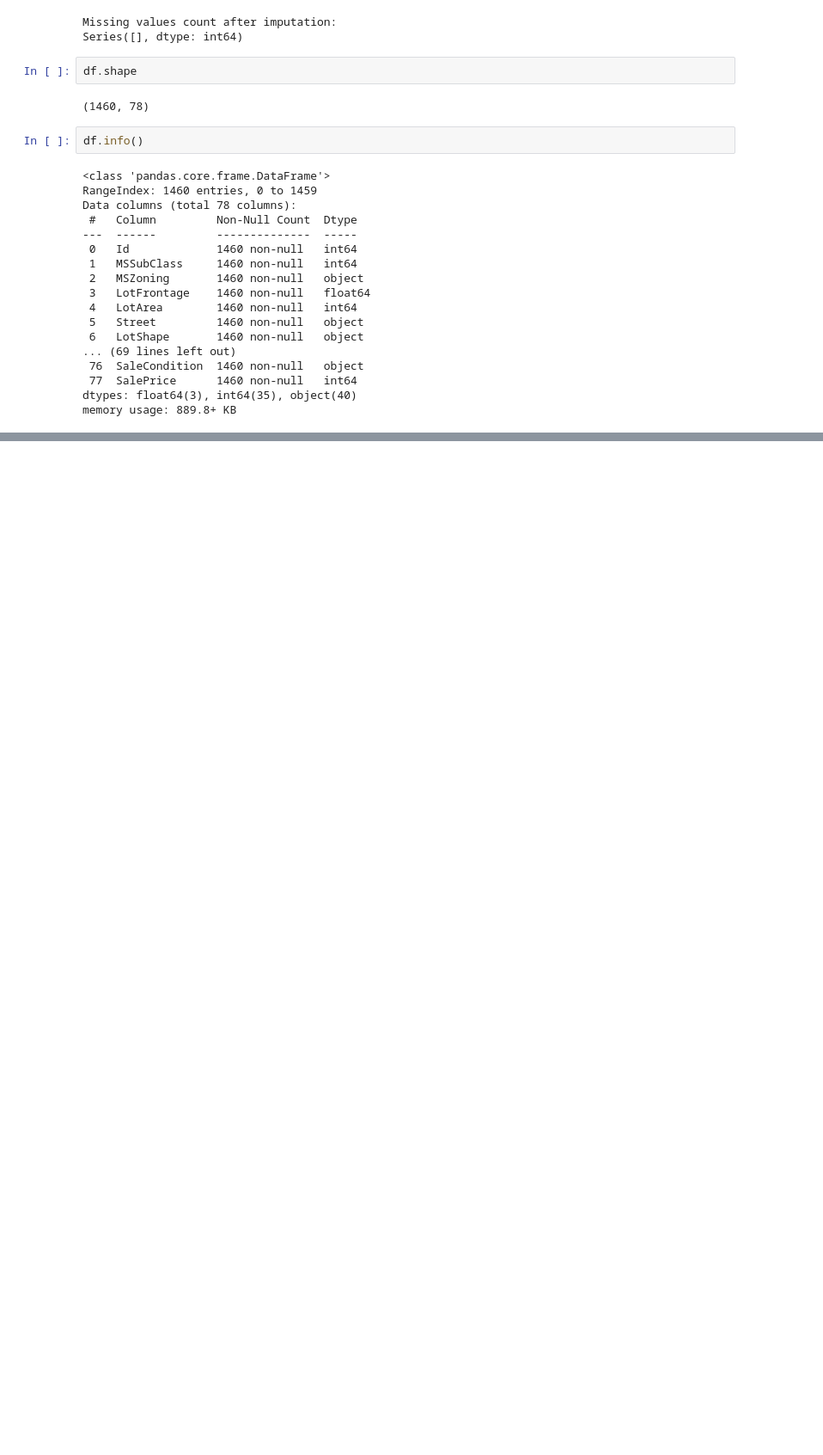
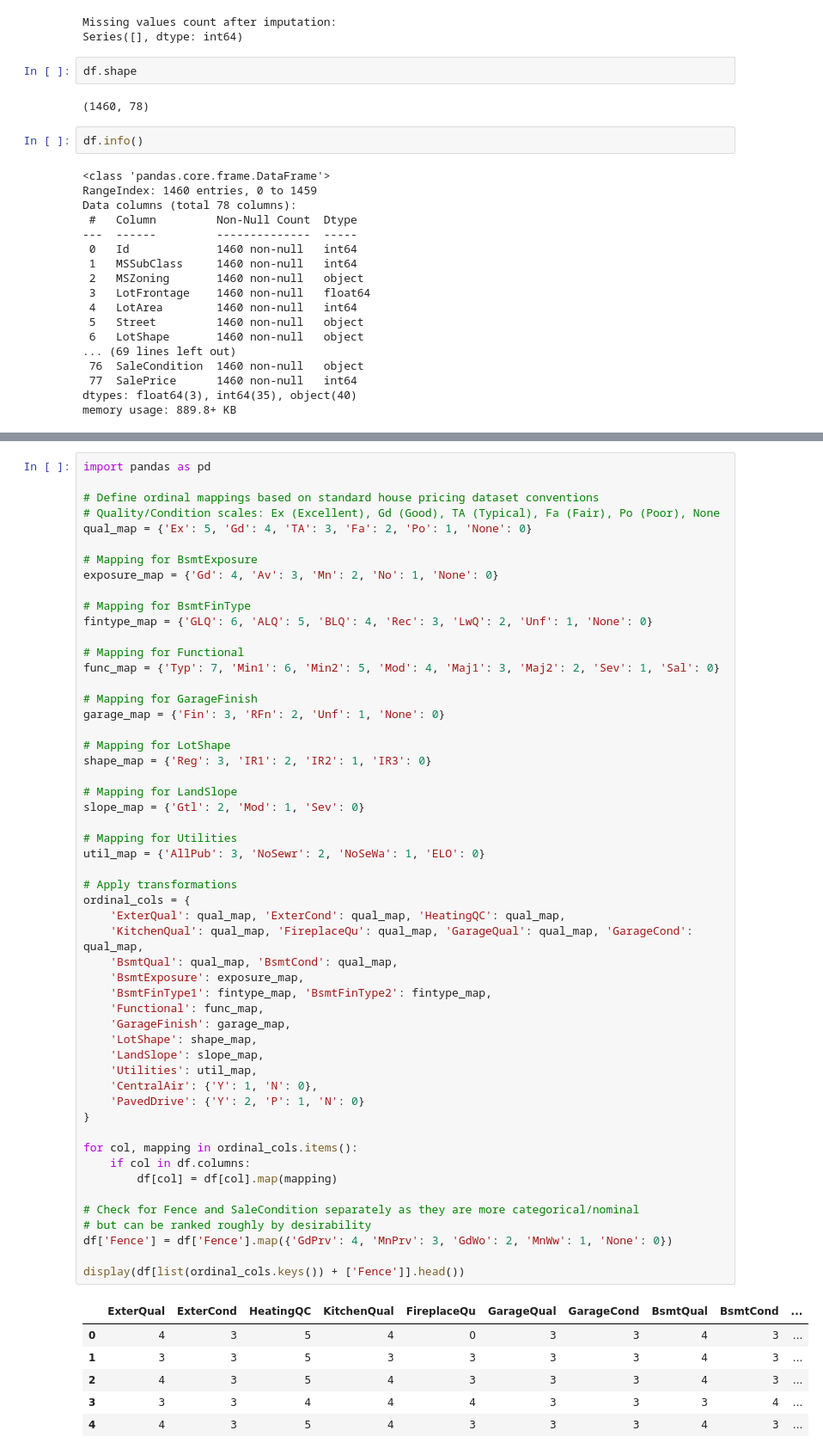
Before and after one commit to Ajblahblah-01/ML-Models, a Jupyter notebook: house_price_prediction.ipynb, the cells around one changed output, grey strips where cells are left out. Shown at 86% size. Drawn from its saved outputs; the diff is of its cells as text; blank space fills up the shorter version.

```diff
--- a/house_price_prediction.ipynb
+++ b/house_price_prediction.ipynb
@@ -116,0 +133,60 @@ memory usage: 889.8+ KB
+# %%
+import pandas as pd
+
+# Define ordinal mappings based on standard house pricing dataset conventions
+# Quality/Condition scales: Ex (Excellent), Gd (Good), TA (Typical), Fa (Fair), Po (Poor), None
+qual_map = {'Ex': 5, 'Gd': 4, 'TA': 3, 'Fa': 2, 'Po': 1, 'None': 0}
+
+# Mapping for BsmtExposure
+exposure_map = {'Gd': 4, 'Av': 3, 'Mn': 2, 'No': 1, 'None': 0}
+
+# Mapping for BsmtFinType
+fintype_map = {'GLQ': 6, 'ALQ': 5, 'BLQ': 4, 'Rec': 3, 'LwQ': 2, 'Unf': 1, 'None': 0}
+
+# Mapping for Functional
+func_map = {'Typ': 7, 'Min1': 6, 'Min2': 5, 'Mod': 4, 'Maj1': 3, 'Maj2': 2, 'Sev': 1, 'Sal': 0}
+
+# Mapping for GarageFinish
+garage_map = {'Fin': 3, 'RFn': 2, 'Unf': 1, 'None': 0}
+
+# Mapping for LotShape
+shape_map = {'Reg': 3, 'IR1': 2, 'IR2': 1, 'IR3': 0}
+
+# Mapping for LandSlope
+slope_map = {'Gtl': 2, 'Mod': 1, 'Sev': 0}
+
+# Mapping for Utilities
+util_map = {'AllPub': 3, 'NoSewr': 2, 'NoSeWa': 1, 'ELO': 0}
+
+# Apply transformations
+ordinal_cols = {
+    'ExterQual': qual_map, 'ExterCond': qual_map, 'HeatingQC': qual_map,
+    'KitchenQual': qual_map, 'FireplaceQu': qual_map, 'GarageQual': qual_map, 'GarageCond': qual_map,
+    'BsmtQual': qual_map, 'BsmtCond': qual_map,
+    'BsmtExposure': exposure_map,
+    'BsmtFinType1': fintype_map, 'BsmtFinType2': fintype_map,
+    'Functional': func_map,
+    'GarageFinish': garage_map,
+    'LotShape': shape_map,
+    'LandSlope': slope_map,
+    'Utilities': util_map,
+    'CentralAir': {'Y': 1, 'N': 0},
+    'PavedDrive': {'Y': 2, 'P': 1, 'N': 0}
+}
+
+for col, mapping in ordinal_cols.items():
+    if col in df.columns:
+        df[col] = df[col].map(mapping)
+
+# Check for Fence and SaleCondition separately as they are more categorical/nominal
+# but can be ranked roughly by desirability
+df['Fence'] = df['Fence'].map({'GdPrv': 4, 'MnPrv': 3, 'GdWo': 2, 'MnWw': 1, 'None': 0})
+
+display(df[list(ordinal_cols.keys()) + ['Fence']].head())
+# %% [output]
+|  | ExterQual | ExterCond | HeatingQC | KitchenQual | FireplaceQu | GarageQual | GarageCond | BsmtQual | BsmtCond | ... |
+| 0 | 4 | 3 | 5 | 4 | 0 | 3 | 3 | 4 | 3 | ... |
+| 1 | 3 | 3 | 5 | 3 | 3 | 3 | 3 | 4 | 3 | ... |
+| 2 | 4 | 3 | 5 | 4 | 3 | 3 | 3 | 4 | 3 | ... |
+| 3 | 3 | 3 | 4 | 4 | 4 | 3 | 3 | 3 | 4 | ... |
+| 4 | 4 | 3 | 5 | 4 | 3 | 3 | 3 | 4 | 3 | ... |
```
Also changed, not shown: parts of 11 cells of this notebook.
